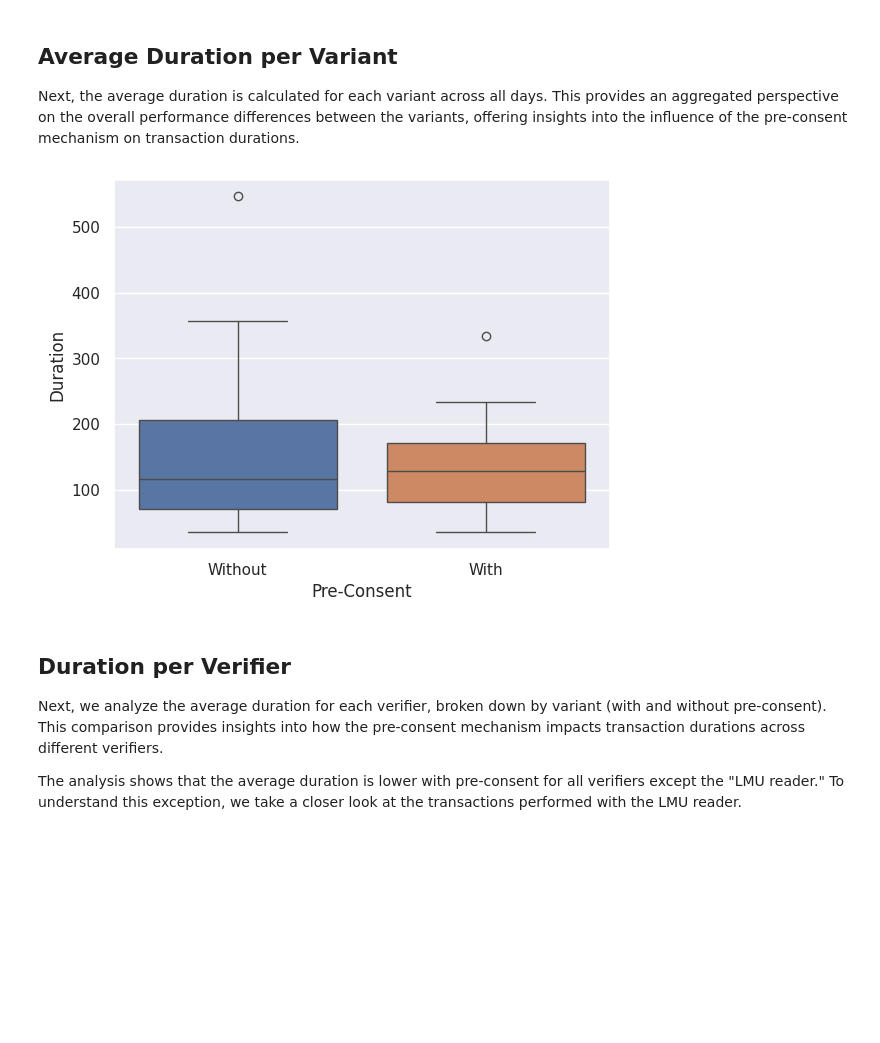
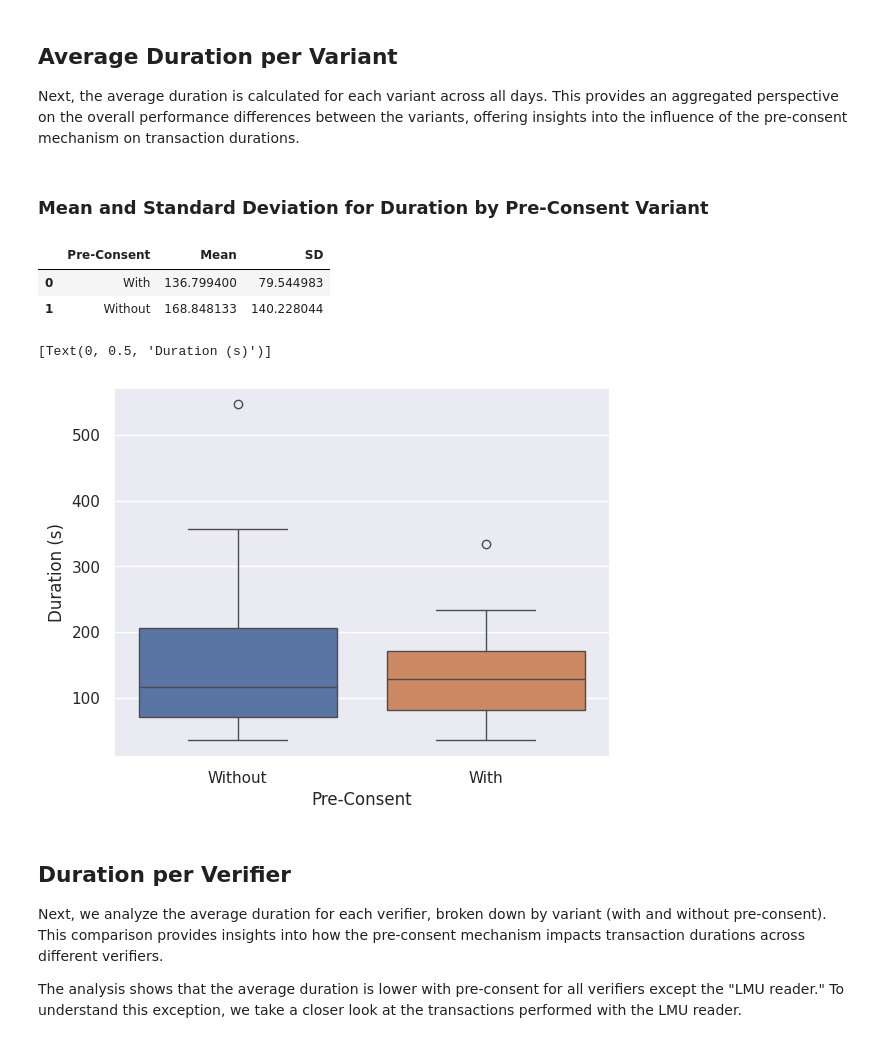
Before and after one commit to simon-lund/masterthesis_evaluation, a Jupyter notebook: efficiency.ipynb, the cells around one changed output. Saved outputs shown, nothing was run; the diff lists cells and outputs as text; code cells hidden in the pictures; blank space fills up the shorter version.

```diff
--- a/efficiency.ipynb
+++ b/efficiency.ipynb
@@ -182,15 +185,29 @@ Next, the average duration is calculated for each variant across all days.
 This provides an aggregated perspective on the overall performance differences between the variants, offering insights into the influence of the pre-consent mechanism on transaction durations.
 # %%
 duration_per_variant = duration_per_day.groupby(['Pre-Consent Enabled', 'Pre-Consent', 'ID']).sum()
+
+duration_stats = duration_per_variant.groupby('Pre-Consent').agg(['mean', 'std']).reset_index()
+duration_stats.columns = ['Pre-Consent', 'Mean', 'SD']
+
+# Display the table
+display(Markdown("### Mean and Standard Deviation for Duration by Pre-Consent Variant"))
+display(duration_stats)
 
 ax = sns.boxplot(
     data=duration_per_variant.reset_index(),
     x='Pre-Consent',
     y='Duration',
     hue='Pre-Consent'
 )
+
+ax.set(ylabel="Duration (s)")
 # %% [output]
+### Mean and Standard Deviation for Duration by Pre-Consent Variant
+|  | Pre-Consent | Mean | SD |
+| 0 | With | 136.799400 | 79.544983 |
+| 1 | Without | 168.848133 | 140.228044 |
+[Text(0, 0.5, 'Duration (s)')]
-[figure, old version]
+[figure, new version]
 # %% [markdown]
 ## Duration per Verifier
 Next, we analyze the average duration for each verifier, broken down by variant (with and without pre-consent).
```
Also changed, not shown: parts of 4 cells of this notebook.
